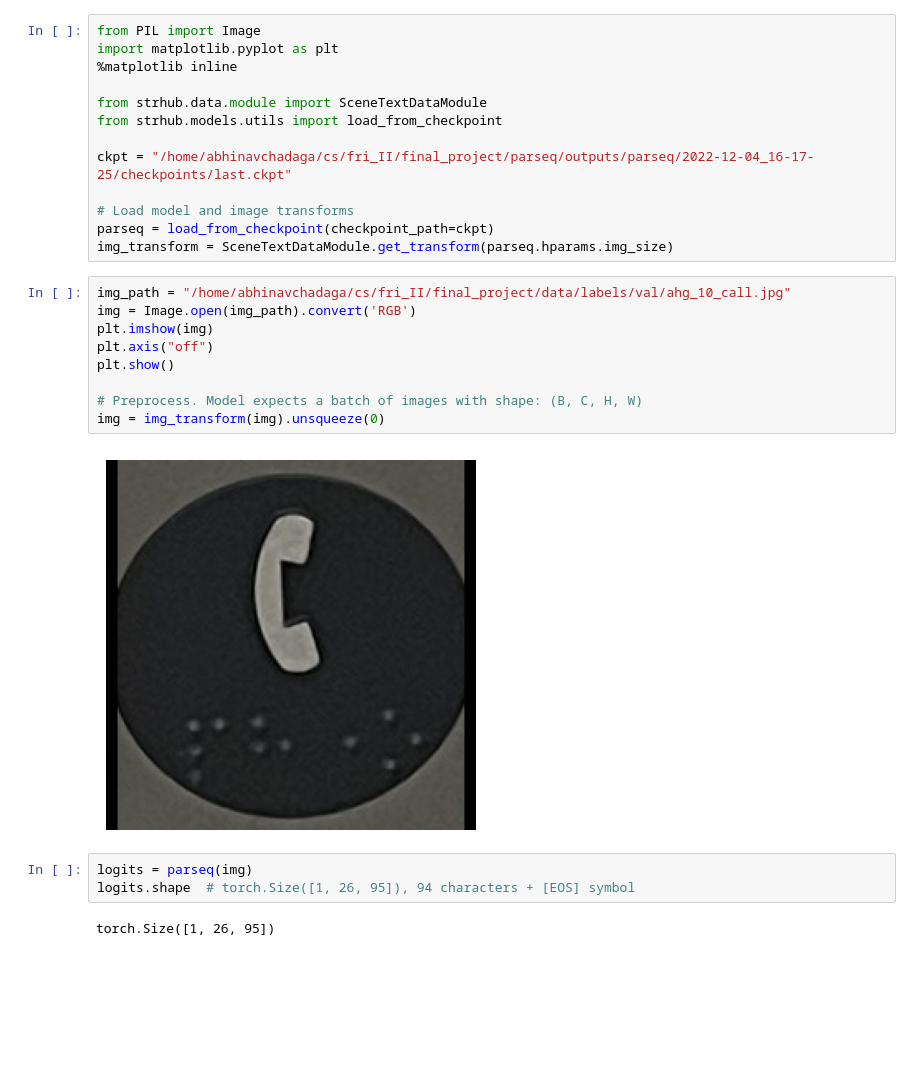
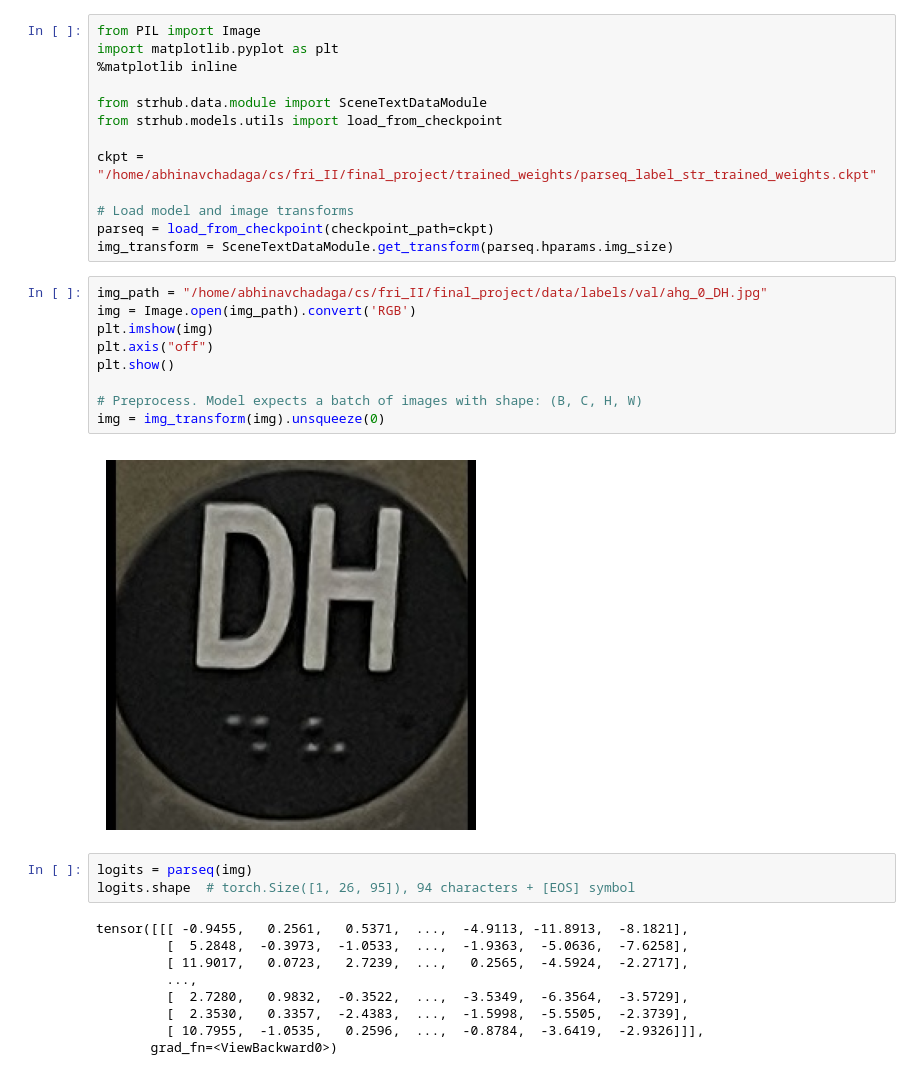
Before and after one commit to abhinavchadaga/fri_II_project, a Jupyter notebook: src/visualize_inference_parseq.ipynb, the cells around one changed output. Cells and saved outputs as stored; diff of their text form; blank space fills up the shorter version.

```diff
--- a/src/visualize_inference_parseq.ipynb
+++ b/src/visualize_inference_parseq.ipynb
@@ -6,25 +6,32 @@ import matplotlib.pyplot as plt
 from strhub.data.module import SceneTextDataModule
 from strhub.models.utils import load_from_checkpoint
 
-ckpt = "/home/abhinavchadaga/cs/fri_II/final_project/parseq/outputs/parseq/2022-12-04_16-17-25/checkpoints/last.ckpt"
+ckpt = "/home/abhinavchadaga/cs/fri_II/final_project/trained_weights/parseq_label_str_trained_weights.ckpt"
 
 # Load model and image transforms
 parseq = load_from_checkpoint(checkpoint_path=ckpt)
 img_transform = SceneTextDataModule.get_transform(parseq.hparams.img_size)
 # %%
-img_path = "/home/abhinavchadaga/cs/fri_II/final_project/data/labels/val/ahg_10_call.jpg"
+img_path = "/home/abhinavchadaga/cs/fri_II/final_project/data/labels/val/ahg_0_DH.jpg"
 img = Image.open(img_path).convert('RGB')
 plt.imshow(img)
 plt.axis("off")
 plt.show()
 
 # Preprocess. Model expects a batch of images with shape: (B, C, H, W)
 img = img_transform(img).unsqueeze(0)
 # %% [output]
-[figure, old version]
+[figure, new version]
 # %%
 logits = parseq(img)
 logits.shape  # torch.Size([1, 26, 95]), 94 characters + [EOS] symbol
 # %% [output]
-torch.Size([1, 26, 95])
+tensor([[[ -0.9455,   0.2561,   0.5371,  ...,  -4.9113, -11.8913,  -8.1821],
+         [  5.2848,  -0.3973,  -1.0533,  ...,  -1.9363,  -5.0636,  -7.6258],
+         [ 11.9017,   0.0723,   2.7239,  ...,   0.2565,  -4.5924,  -2.2717],
+         ...,
+         [  2.7280,   0.9832,  -0.3522,  ...,  -3.5349,  -6.3564,  -3.5729],
+         [  2.3530,   0.3357,  -2.4383,  ...,  -1.5998,  -5.5505,  -2.3739],
+         [ 10.7955,  -1.0535,   0.2596,  ...,  -0.8784,  -3.6419,  -2.9326]]],
+       grad_fn=<ViewBackward0>)
 # %%
```
Also changed, not shown: parts of 1 cell of this notebook, 10 other files.
